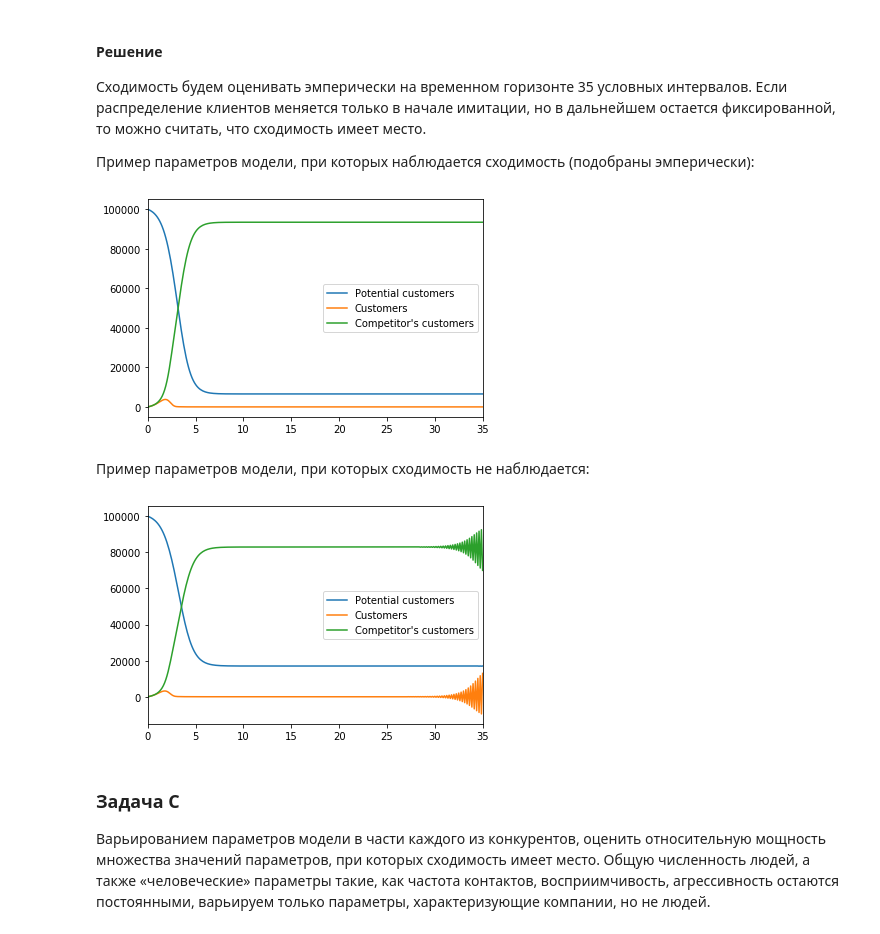
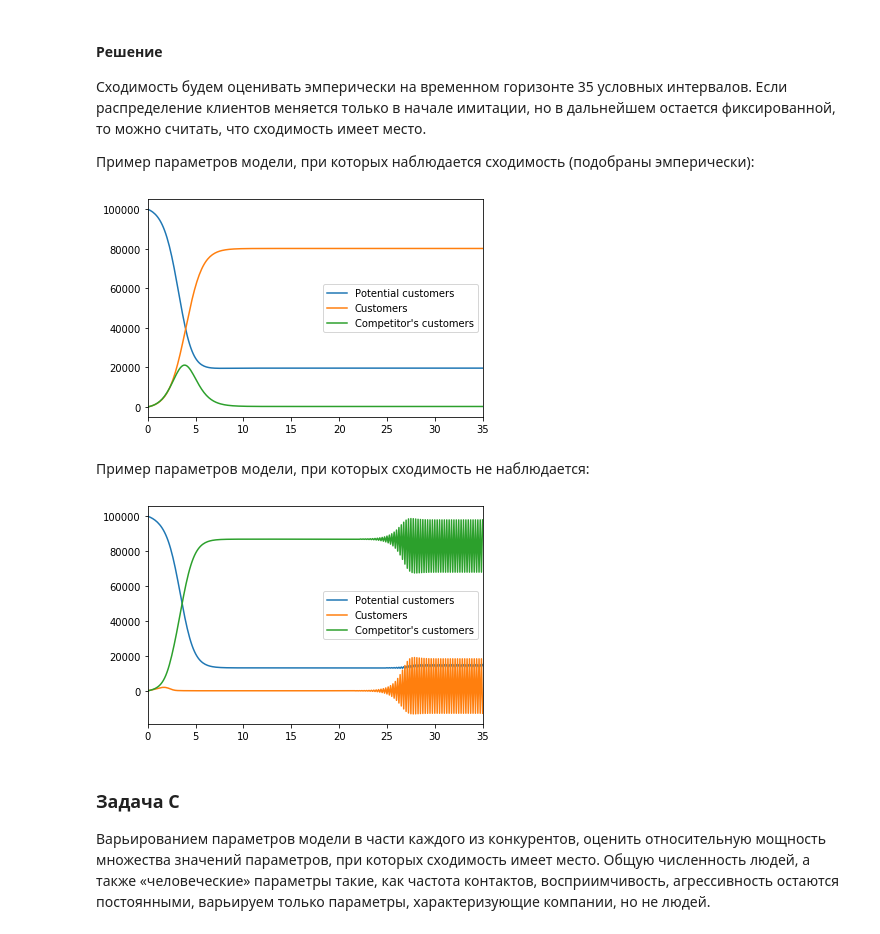
Before and after one commit to vpozdnyakov/hse_sim_modeling, a Jupyter notebook: hw2/hw2.ipynb, the cells around one changed output. Saved outputs shown, nothing was run; the diff lists cells and outputs as text; code cells hidden in the pictures.

```diff
--- a/hw2/hw2.ipynb
+++ b/hw2/hw2.ipynb
@@ -36,27 +36,27 @@ model = pysd.load('bass.py')
 return_columns=['Potential customers', 'Customers', 'Competitor\'s customers']
 stocks = model.run(
     return_columns=return_columns,
-    params={'Satisfying fraction': 0.2,
-            'Neutral fraction': 0.7,
+    params={'Satisfying fraction': 0.4,
+            'Neutral fraction': 0.3,
             'Competiror\'s satisfying fraction': 0.4,
-            'Competiror\'s neutral fraction': 0.5})
+            'Competiror\'s neutral fraction': 0.4})
 stocks.plot()
 plt.show()
 # %% [output]
-[figure, old version]
+[figure, new version]
 # %% [markdown]
 Пример параметров модели, при которых сходимость не наблюдается:
 # %%
 stocks = model.run(
     return_columns=return_columns,
-    params={'Competiror\'s neutral fraction': 0.37,
-            'Competiror\'s satisfying fraction': 0.37,
-            'Neutral fraction': 0.7,
-            'Satisfying fraction': 0.1})
+    params={'Competiror\'s neutral fraction': 0.4,
+            'Competiror\'s satisfying fraction': 0.4,
+            'Neutral fraction': 0.1,
+            'Satisfying fraction': 0.11})
 stocks.plot()
 plt.show()
 # %% [output]
-[figure, old version]
+[figure, new version]
 # %% [markdown]
 ### Задача C
 Варьированием параметров модели в части каждого из конкурентов, оценить относительную мощность множества значений параметров, при которых сходимость имеет место. Общую численность людей, а также «человеческие» параметры такие, как частота контактов, восприимчивость, агрессивность остаются постоянными, варьируем только параметры, характеризующие компании, но не людей.
```
Also changed, not shown: parts of 3 cells of this notebook, 1 other file.
